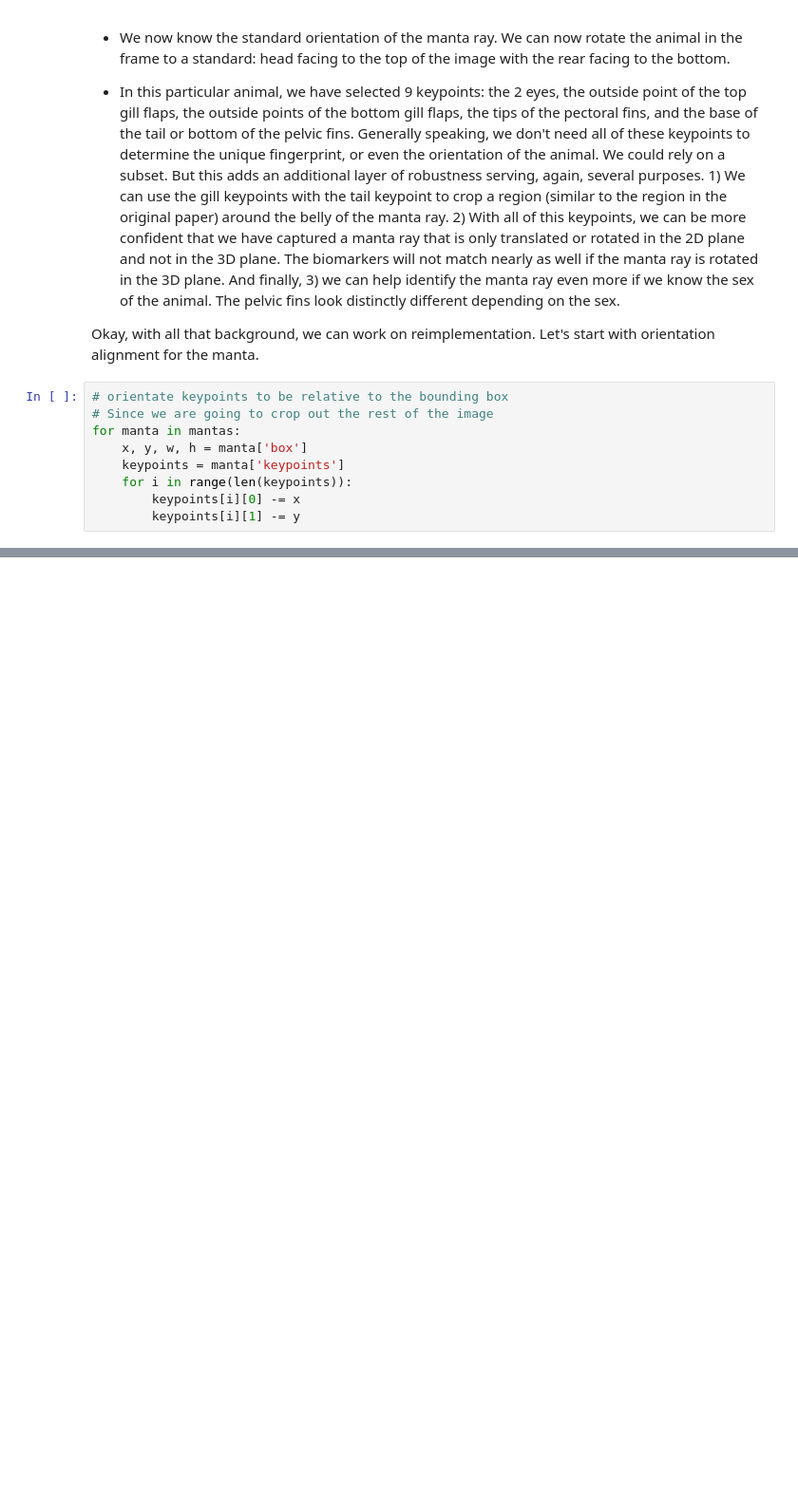
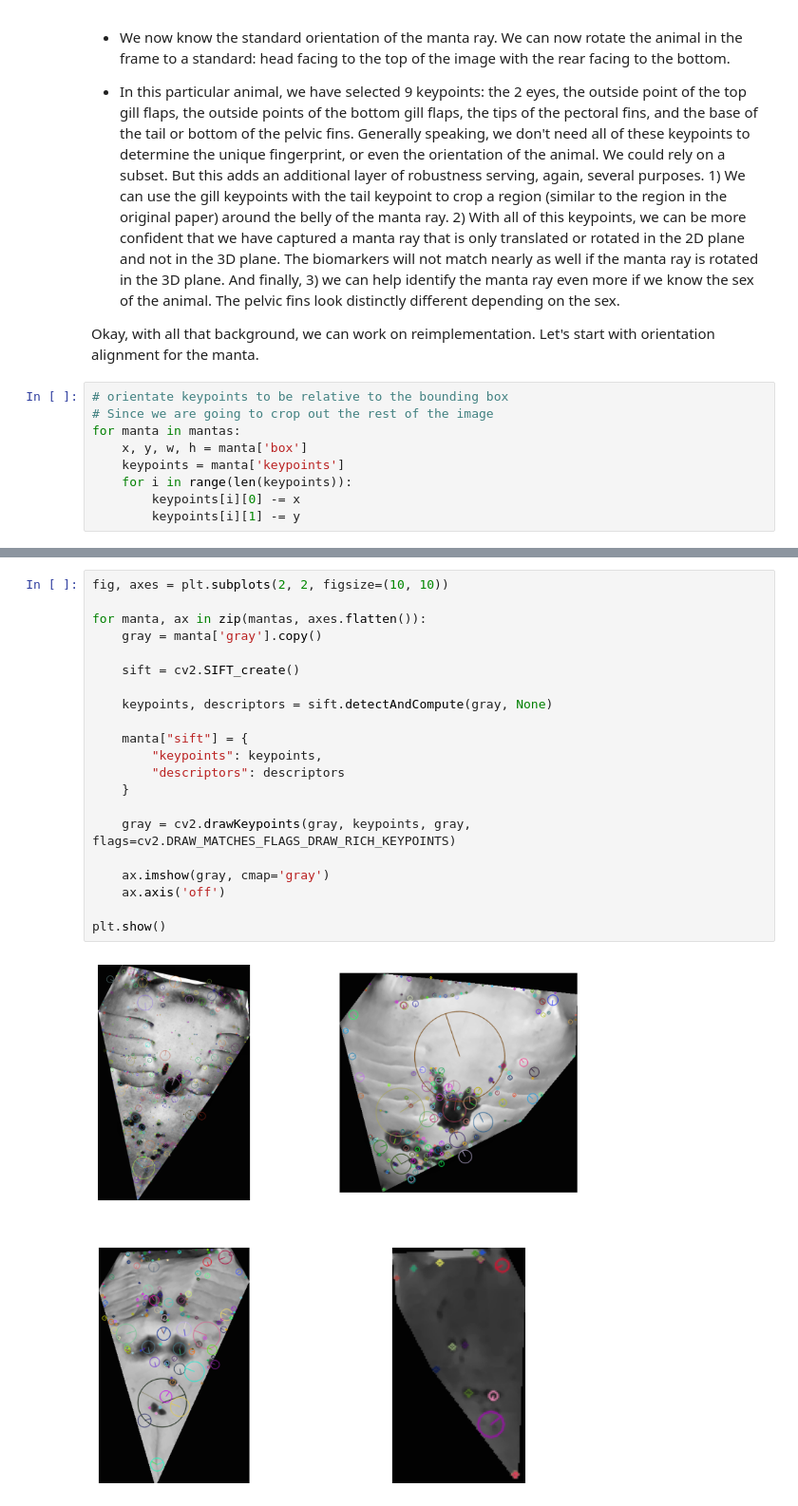
Before and after one commit to jackmead515/jackmead515.github.io, a Jupyter notebook: _blogs/manta_fingerprint_identification/manta_fingerprint_identification.ipynb, the cells around one changed output, grey strips where cells are left out. Shown at 95% size. Saved outputs shown, nothing was run; the diff lists cells and outputs as text; blank space fills up the shorter version.

```diff
--- a/_blogs/manta_fingerprint_identification/manta_fingerprint_identification.ipynb
+++ b/_blogs/manta_fingerprint_identification/manta_fingerprint_identification.ipynb
@@ -198,0 +325,23 @@ Now, admittedly, this isn't the most robust solution. We could implement a more
+# %%
+fig, axes = plt.subplots(2, 2, figsize=(10, 10))
+
+for manta, ax in zip(mantas, axes.flatten()):
+    gray = manta['gray'].copy()
+
+    sift = cv2.SIFT_create()
+
+    keypoints, descriptors = sift.detectAndCompute(gray, None)
+
+    manta["sift"] = {
+        "keypoints": keypoints,
+        "descriptors": descriptors
+    }
+
+    gray = cv2.drawKeypoints(gray, keypoints, gray, flags=cv2.DRAW_MATCHES_FLAGS_DRAW_RICH_KEYPOINTS)
+
+    ax.imshow(gray, cmap='gray')
+    ax.axis('off')
+
+plt.show()
+# %% [output]
+[figure, added]
```
Also changed, not shown: parts of 21 cells of this notebook, 2 other files.
